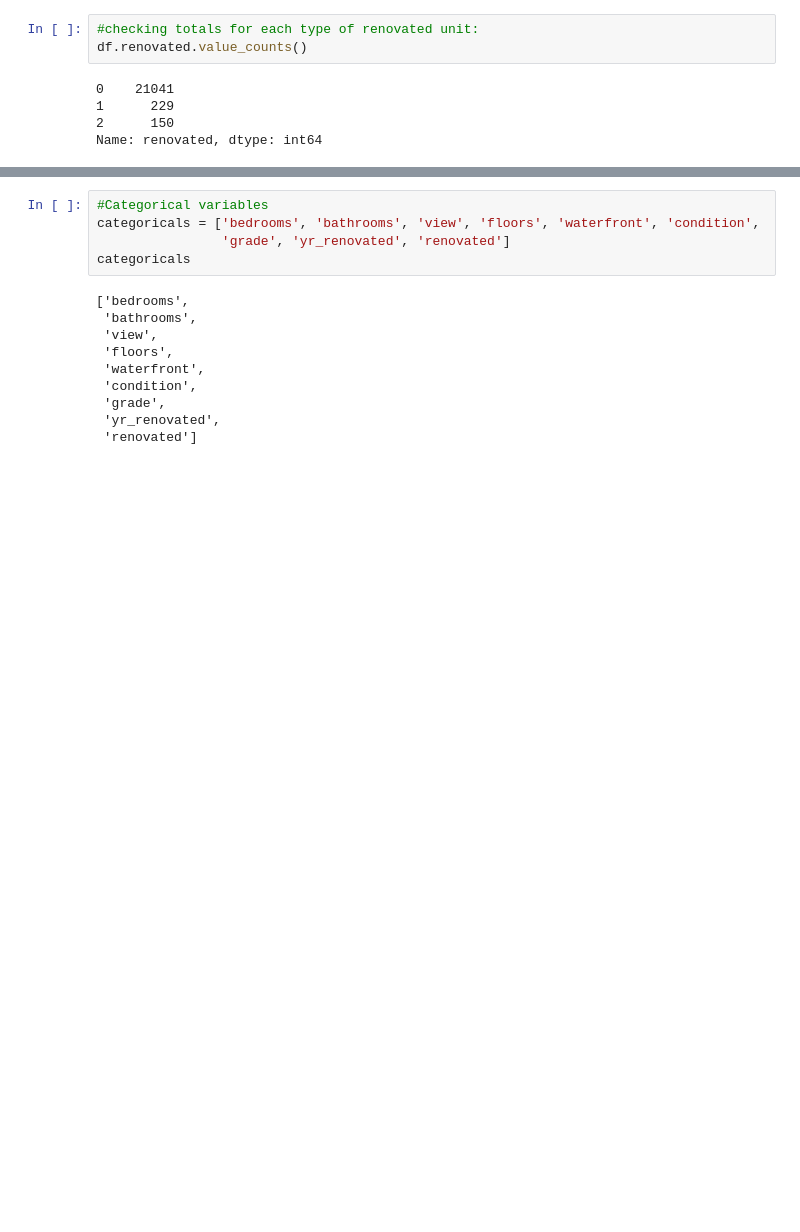
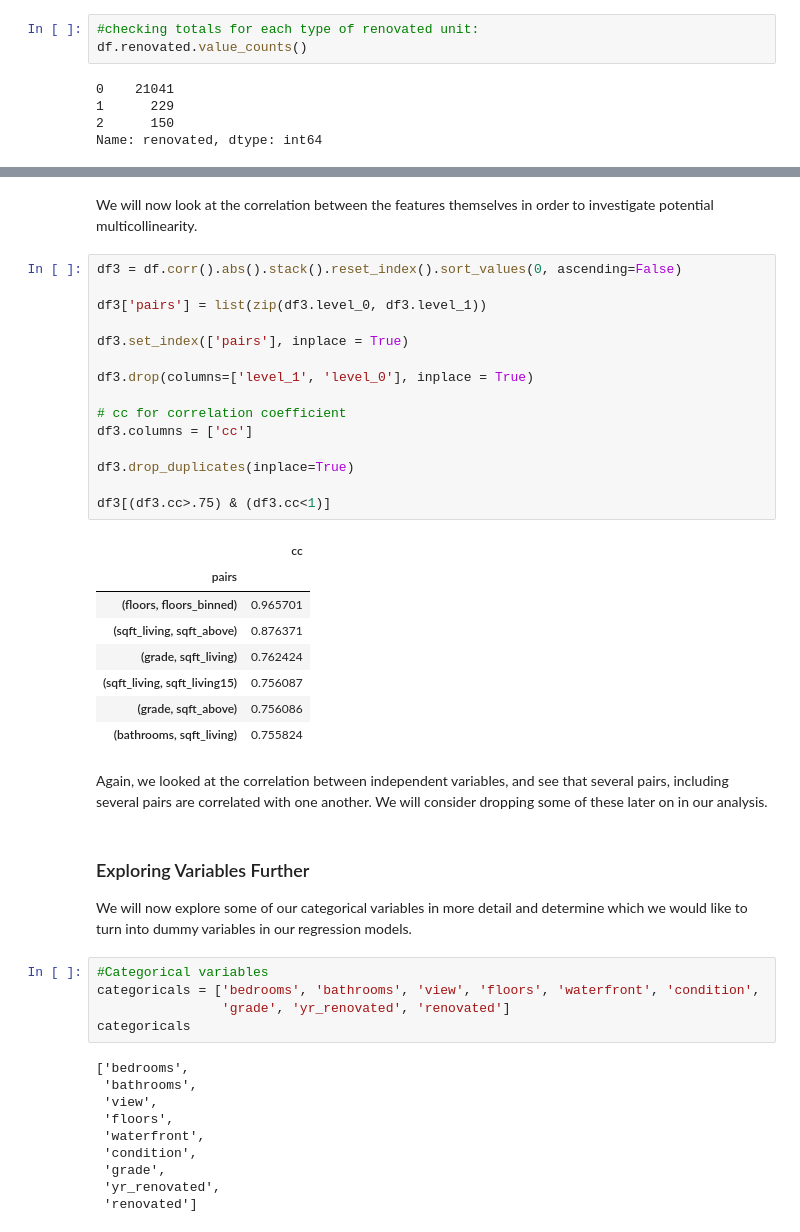
Before and after one commit to adinas94/King-Country-Regression, a Jupyter notebook: Data Cleaning Notebook.ipynb, the cells around one changed output, grey strips where cells are left out. Saved outputs shown, nothing was run; the diff lists cells and outputs as text; blank space fills up the shorter version.

```diff
--- a/Data Cleaning Notebook.ipynb
+++ b/Data Cleaning Notebook.ipynb
@@ -296,3 +394,35 @@ Name: renovated, dtype: int64
+# %% [markdown]
+We will now look at the correlation between the features themselves in order to investigate potential multicollinearity.
+# %%
+df3 = df.corr().abs().stack().reset_index().sort_values(0, ascending=False)
+
+df3['pairs'] = list(zip(df3.level_0, df3.level_1))
+
+df3.set_index(['pairs'], inplace = True)
+
+df3.drop(columns=['level_1', 'level_0'], inplace = True)
+
+# cc for correlation coefficient
+df3.columns = ['cc']
+
+df3.drop_duplicates(inplace=True)
+
+df3[(df3.cc>.75) & (df3.cc<1)]
+# %% [output]
+|  | cc |
+| pairs |  |
+| (floors, floors_binned) | 0.965701 |
+| (sqft_living, sqft_above) | 0.876371 |
+| (grade, sqft_living) | 0.762424 |
+| (sqft_living, sqft_living15) | 0.756087 |
+| (grade, sqft_above) | 0.756086 |
+| (bathrooms, sqft_living) | 0.755824 |
+# %% [markdown]
+Again, we looked at the correlation between independent variables, and see that several pairs, including several pairs are correlated with one another. We will consider dropping some of these later on in our analysis.
+# %% [markdown]
+### Exploring Variables Further
+
+We will now explore some of our categorical variables in more detail and determine which we would like to turn into dummy variables in our regression models.
 # %%
 #Categorical variables
 categoricals = ['bedrooms', 'bathrooms', 'view', 'floors', 'waterfront', 'condition',
```
Also changed, not shown: parts of 36 cells of this notebook, 2 other files.
